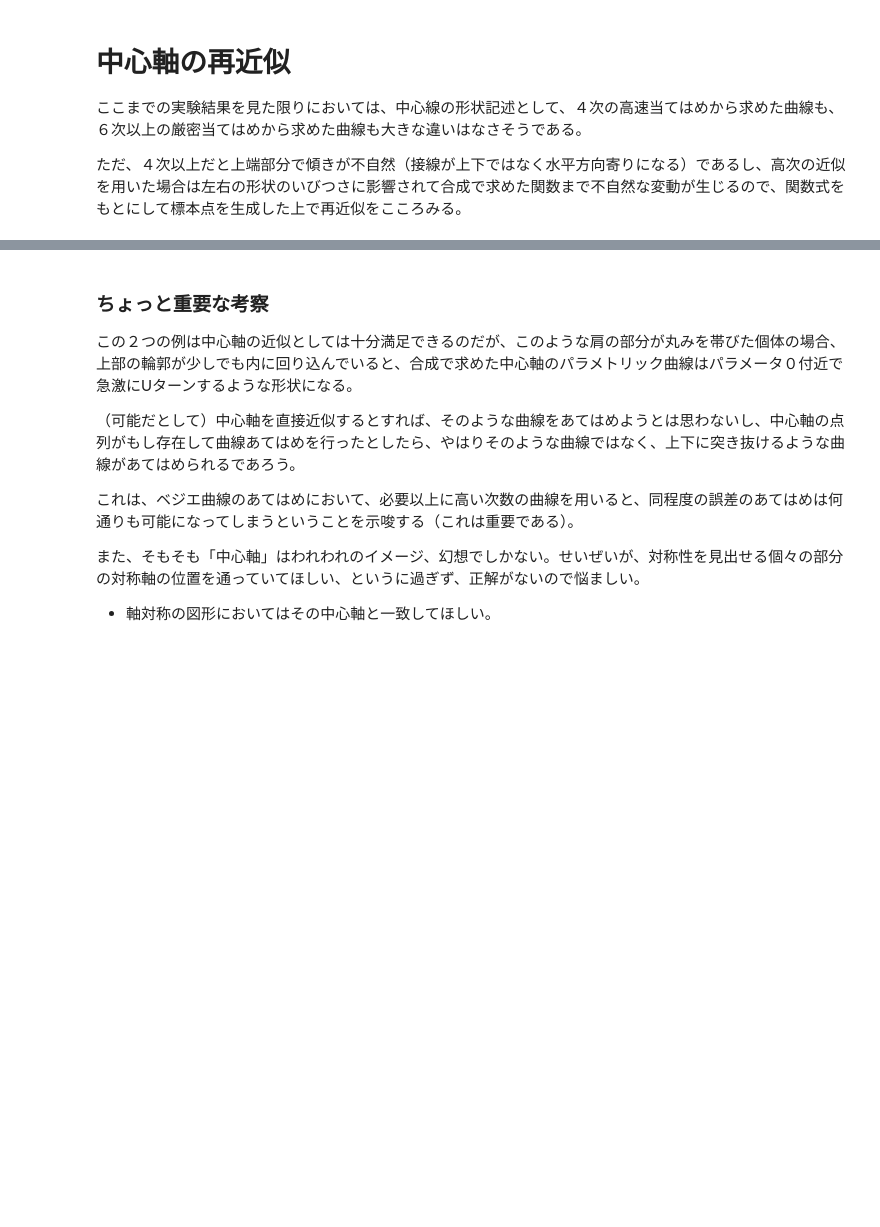
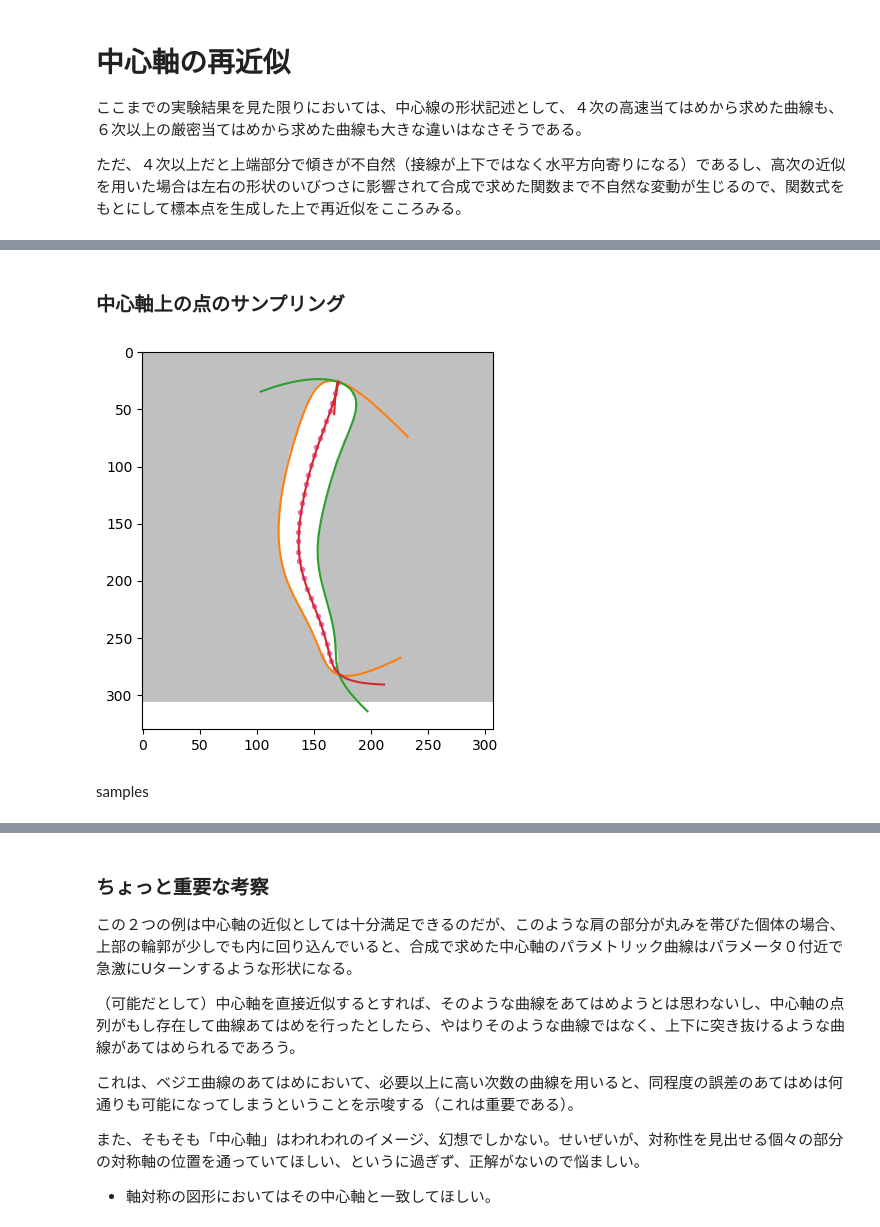
Before and after one commit to iciromaco/RadiShLab, a Jupyter notebook: N008_ベジエ近似の応用２_中心軸の形状記述.ipynb, the cells around one changed output, grey strips where cells are left out. Saved outputs shown, nothing was run; the diff lists cells and outputs as text; code cells hidden in the pictures; blank space fills up the shorter version.

```diff
--- a/N008_ベジエ近似の応用２_中心軸の形状記述.ipynb
+++ b/N008_ベジエ近似の応用２_中心軸の形状記述.ipynb
@@ -214,3 +212,8 @@ try34(8)
 ここまでの実験結果を見た限りにおいては、中心線の形状記述として、４次の高速当てはめから求めた曲線も、６次以上の厳密当てはめから求めた曲線も大きな違いはなさそうである。
 
 ただ、４次以上だと上端部分で傾きが不自然（接線が上下ではなく水平方向寄りになる）であるし、高次の近似を用いた場合は左右の形状のいびつさに影響されて合成で求めた関数まで不自然な変動が生じるので、関数式をもとにして標本点を生成した上で再近似をこころみる。
+# %%
+fl = fLlist[num]
+fr = fRlist[num]
+fc = (fl+fr)/2
+rd.drawBez(img,stt=-0.1,end=1.1,bezL=fl,bezR=fr,bezC=fc,figsize=(5,5),dpi=100,ct=list("123"))
@@ -216,0 +222,11 @@ try34(8)
+# %% [markdown]
+### 中心軸上の点のサンプリング
+# %%
+dp = rd.getDenseParameters(fc,n_samples=32,span=0) #  均等間隔になるようなパラメータセットを求める
+samples = [[int(float(fc[0].subs('t',s))),int(float(fc[1].subs('t',s)))] for s in dp]
+samples = np.array(samples)
+rd.drawBez(img,stt=-0.1,end=1.1,bezL=fl,bezR=fr,bezC=fc,cntC = samples,figsize=(5,5),dpi=100,ct=list("12345678"))
+# %% [output]
+[figure, added]
+# %% [markdown]
+samples
```
Also changed, not shown: parts of 21 cells of this notebook.
